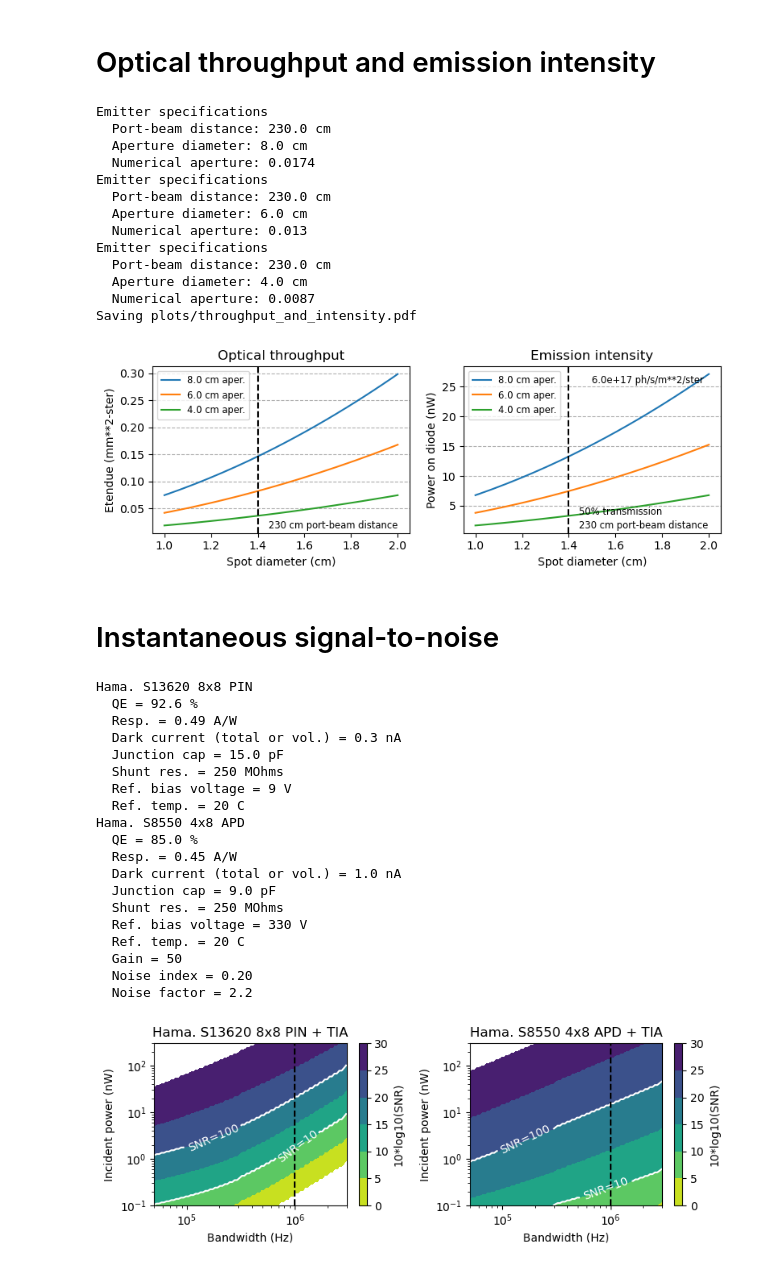
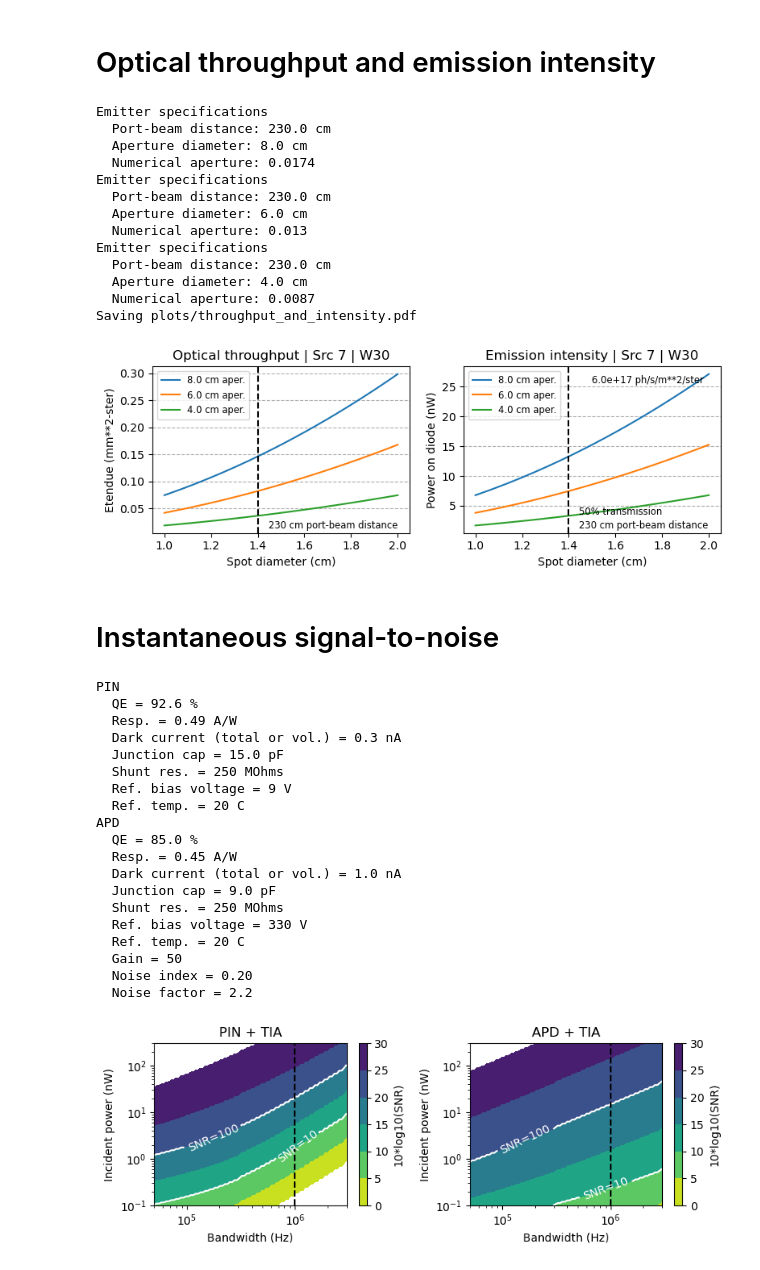
Before and after one commit to drsmith48/w7x-bes-design, a Jupyter notebook: analysis/dsmith/coverage.ipynb, the cells around one changed output. Drawn from its saved outputs; the diff is of its cells as text; code cells hidden in the pictures.

```diff
--- a/analysis/dsmith/coverage.ipynb
+++ b/analysis/dsmith/coverage.ipynb
@@ -131,7 +128,7 @@ for emitter in emitters:
     # emitter.plot_etendue()
     plt.plot(emitter.spot_diameter, emitter.calc_etendue(), label=f"{emitter.aperture:.1f} cm aper.")
 plt.ylabel('Etendue (mm**2-ster)')
-plt.title('Optical throughput')
+plt.title('Optical throughput | Src 7 | W30')
 
 
 radiance = 0.6e18  # ph/s/m**2/ster ; assume a radiance value at the lower end
@@ -145,7 +142,7 @@ for emitter in emitters:
     p_incident = photon_energy * radiance * (etendue/1e6) * transmission_factor * 1e9  # incident power (nW)
     plt.plot(emitter.spot_diameter, p_incident, label=f"{emitter.aperture:.1f} cm aper.")
 plt.ylabel('Power on diode (nW)')
-plt.title('Emission intensity')
+plt.title('Emission intensity | Src 7 | W30')
 plt.annotate(f"{radiance:.1e} ph/s/m**2/ster", (0.5,0.9), xycoords='axes fraction', fontsize='small')
 plt.annotate(f'{transmission_factor*1e2:.0f}% transmission', (0.45,0.11), xycoords='axes fraction', fontsize='small')
 
@@ -177,7 +174,7 @@ Emitter specifications
   Aperture diameter: 4.0 cm
   Numerical aperture: 0.0087
 Saving plots/throughput_and_intensity.pdf
-[figure, old version]
+[figure, new version]
 # %% [markdown]
 # Instantaneous signal-to-noise
 # %%
@@ -185,14 +182,16 @@ from w7x_bes_tools import detectors
 
 diodes = {
     'Hama_S13620_PIN' : detectors.PinDiode(
-        name='Hama. S13620 8x8 PIN',
+        # name='Hama. S13620 8x8 PIN',
+        name='PIN',
         responsivity=0.49,  # A/W @ 650 nm
         darkcurrent_ref=0.3e-9,  # typ 10 pA, max 300 pA @ Vr=10mV, T=20C
         junction_cap_ref=15e-12,  # typ 15 pF @ Vr=8.6V
         vb_ref=8.6,
     ),
     'Hama_S8550_APD' : detectors.ApdDiode(
-        name='Hama. S8550 4x8 APD',
+        # name='Hama. S8550 4x8 APD',
+        name='APD',
         qe=0.85,  # QE @ 650 nm
         gain=50,  # gain @ Vr=330 V
         darkcurrent_ref=1e-9,  # typ 1 nA, max 10 nA @ Vr=330V, M=50
@@ -252,33 +251,33 @@ for diode, axis in zip(diodes.values(), axes.flat):
     clines = plt.contour(
         bw_ref_array,
         p_inc_array*1e9,
         10*np.log10(SNR),
         levels=[10,20], colors='w')
     plt.clabel(clines, colors='w', fmt={10:'SNR=10', 20:'SNR=100'})
     plt.axvline(1e6, ls='--', c='k')
 
 plt.tight_layout()
 
 if save:
     plt.savefig(f'plots/detector_noise_contours.pdf')
 # %% [output]
-Hama. S13620 8x8 PIN
+PIN
   QE = 92.6 %
   Resp. = 0.49 A/W
   Dark current (total or vol.) = 0.3 nA
   Junction cap = 15.0 pF
   Shunt res. = 250 MOhms
   Ref. bias voltage = 9 V
   Ref. temp. = 20 C
-Hama. S8550 4x8 APD
+APD
   QE = 85.0 %
   Resp. = 0.45 A/W
   Dark current (total or vol.) = 1.0 nA
   Junction cap = 9.0 pF
   Shunt res. = 250 MOhms
   Ref. bias voltage = 330 V
   Ref. temp. = 20 C
   Gain = 50
   Noise index = 0.20
   Noise factor = 2.2
-[figure, old version]
+[figure, new version]
```
Also changed, not shown: parts of 12 cells of this notebook, 4 other files.
